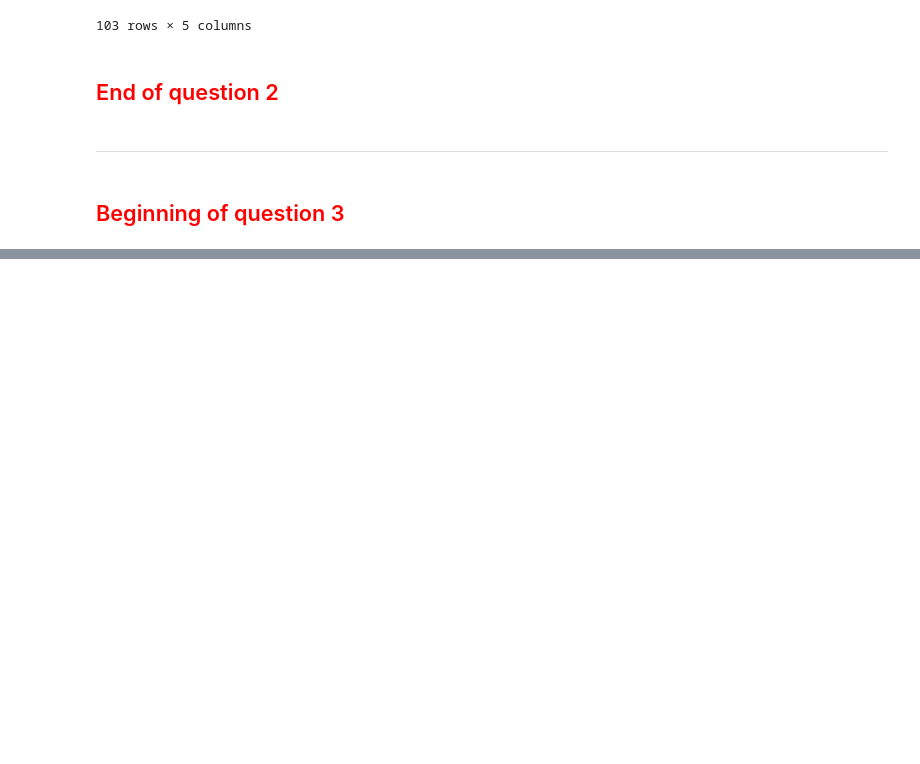
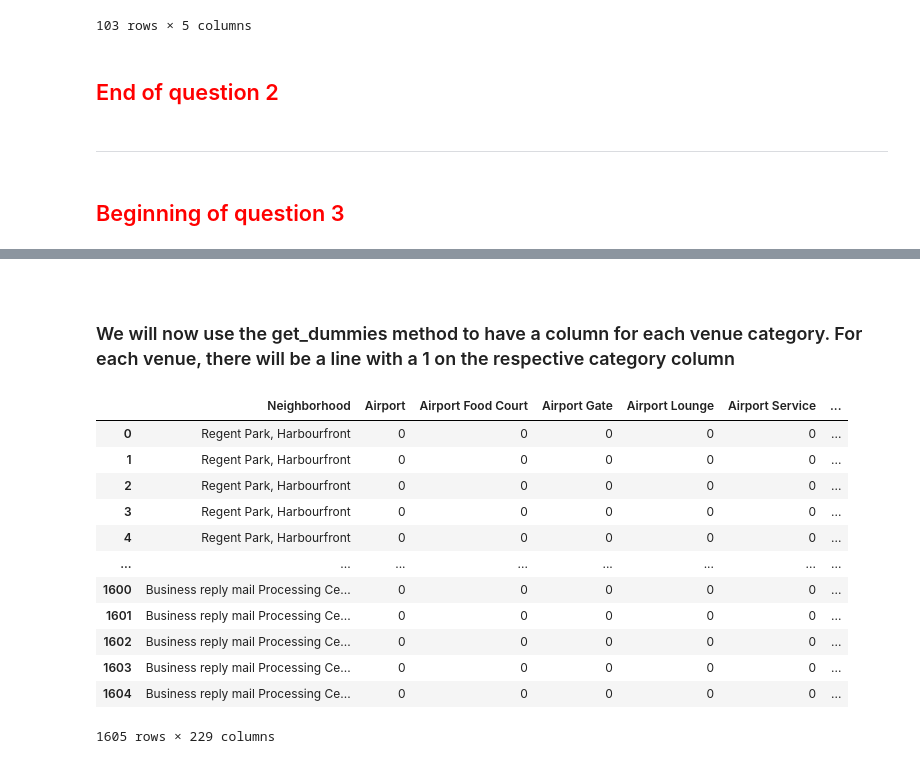
Before and after one commit to LiviuPetreDataScience/Coursera_Capstone, a Jupyter notebook: Capstone Project Notebook.ipynb, the cells around one changed output, grey strips where cells are left out. Saved outputs shown, nothing was run; the diff lists cells and outputs as text; code cells hidden in the pictures; blank space fills up the shorter version.

```diff
--- a/Capstone Project Notebook.ipynb
+++ b/Capstone Project Notebook.ipynb
@@ -208,0 +272,19 @@ df
+# %%
+# create map of New York using latitude and longitude values
+map_toronto = folium.Map(location=[latitude, longitude], zoom_start=10)
+
+# add markers to map
+for lat, lng, borough, neighborhood in zip(df['Latitude'], df['Longitude'], df['Borough'], df['Neighborhood']):
+    label = '{}, {}'.format(neighborhood, borough)
+    label = folium.Popup(label, parse_html=True)
+    folium.CircleMarker(
+        [lat, lng],
+        radius=5,
+        popup=label,
+        color='blue',
+        fill=True,
+        fill_color='#3186cc',
+        fill_opacity=0.7,
+        parse_html=False).add_to(map_toronto)
+
+map_toronto
@@ -208,0 +382,30 @@ df
+# %% [markdown]
+<br>
+<h3>We will now use the get_dummies method to have a column for each venue category. For each venue, there will be a line with a 1 on the respective category column</h3>
+# %%
+# one hot encoding
+toronto_onehot = pd.get_dummies(toronto_venues[['Venue Category']], prefix="", prefix_sep="")
+
+# add neighborhood column back to dataframe
+toronto_onehot['Neighborhood'] = toronto_venues['Neighborhood']
+
+# move neighborhood column to the first column
+neighborhood_column = toronto_onehot.columns.get_loc("Neighborhood")
+fixed_columns = [toronto_onehot.columns[neighborhood_column]] + list(toronto_onehot.columns[:neighborhood_column]) + list(toronto_onehot.columns[neighborhood_column+1:])
+toronto_onehot = toronto_onehot[fixed_columns]
+
+toronto_onehot
+# %% [output]
+|  | Neighborhood | Airport | Airport Food Court | Airport Gate | Airport Lounge | Airport Service | ... |
+| 0 | Regent Park, Harbourfront | 0 | 0 | 0 | 0 | 0 | ... |
+| 1 | Regent Park, Harbourfront | 0 | 0 | 0 | 0 | 0 | ... |
+| 2 | Regent Park, Harbourfront | 0 | 0 | 0 | 0 | 0 | ... |
+| 3 | Regent Park, Harbourfront | 0 | 0 | 0 | 0 | 0 | ... |
+| 4 | Regent Park, Harbourfront | 0 | 0 | 0 | 0 | 0 | ... |
+| ... | ... | ... | ... | ... | ... | ... | ... |
+| 1600 | Business reply mail Processing Ce... | 0 | 0 | 0 | 0 | 0 | ... |
+| 1601 | Business reply mail Processing Ce... | 0 | 0 | 0 | 0 | 0 | ... |
+| 1602 | Business reply mail Processing Ce... | 0 | 0 | 0 | 0 | 0 | ... |
+| 1603 | Business reply mail Processing Ce... | 0 | 0 | 0 | 0 | 0 | ... |
+| 1604 | Business reply mail Processing Ce... | 0 | 0 | 0 | 0 | 0 | ... |
+1605 rows × 229 columns
```
Also changed, not shown: parts of 35 cells of this notebook.
